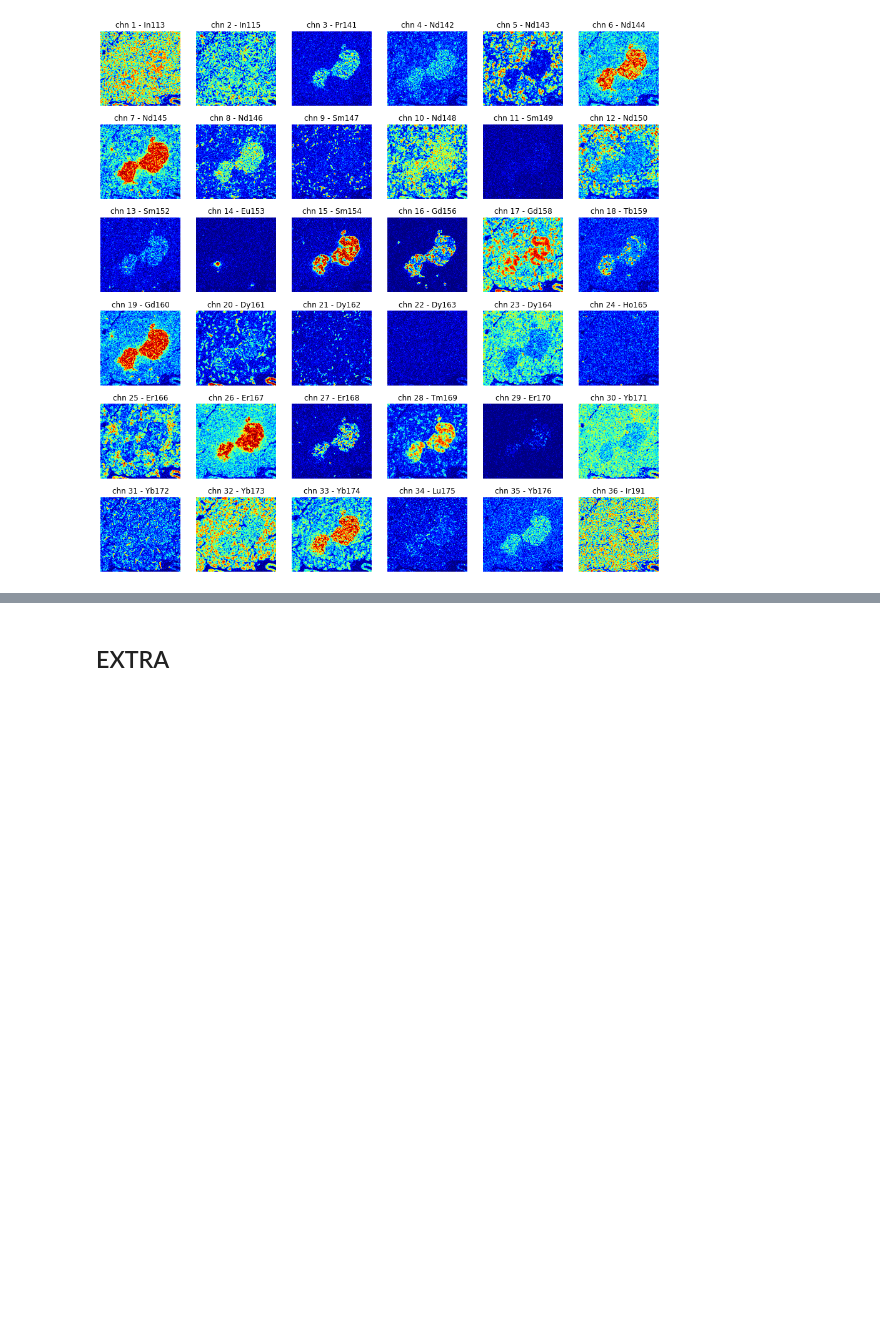
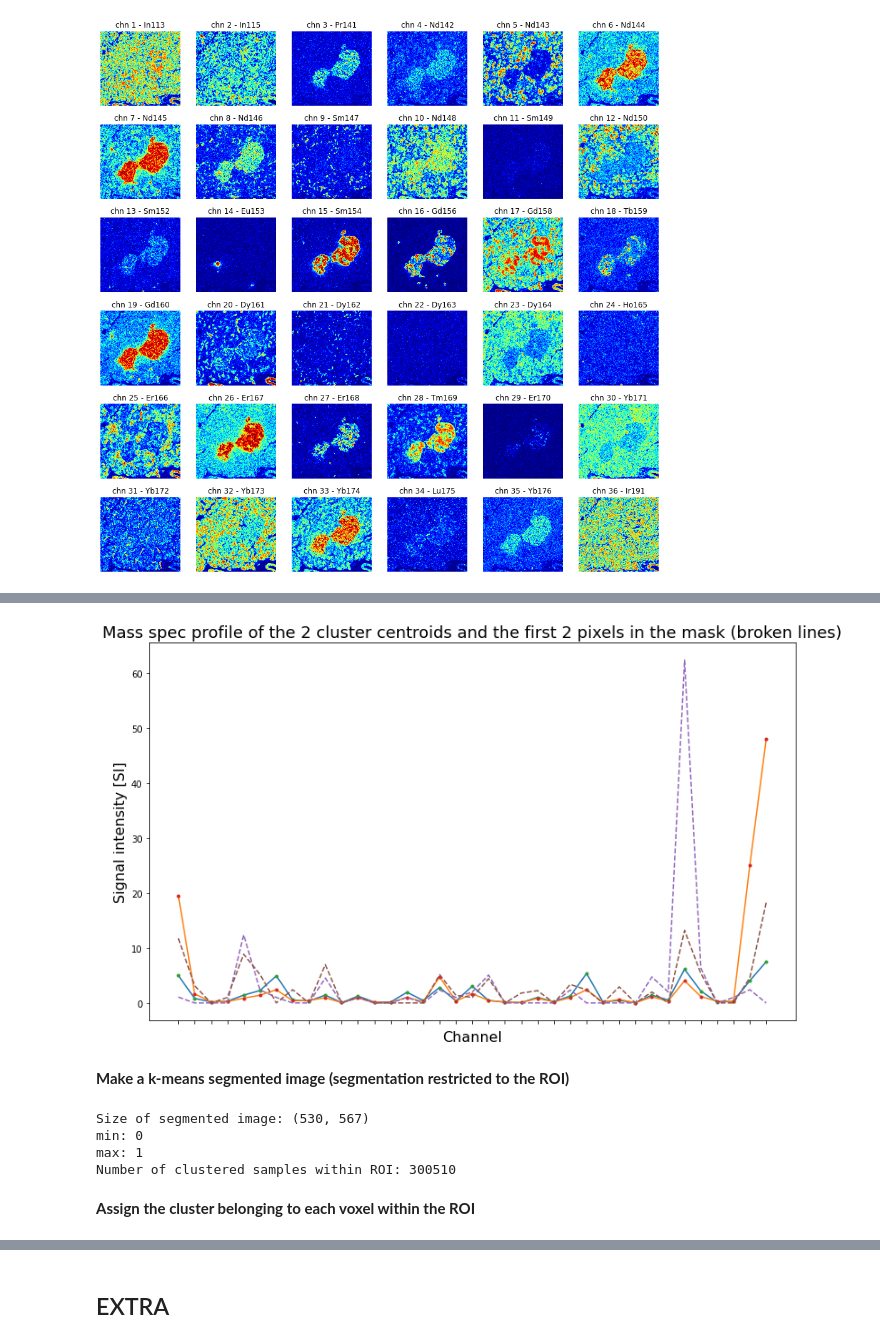
Before and after one commit to arvidl/BMED320-imaging-mass-cytometry-ml, a Jupyter notebook: notebooks/imc-case-damond-2019/read-analyze-case-6126-E08.ipynb, the cells around one changed output, grey strips where cells are left out. Cells and saved outputs as stored; diff of their text form; code cells hidden in the pictures; blank space fills up the shorter version.

Commit message:
started on K-means clustering of IMC image

```diff
--- a/notebooks/imc-case-damond-2019/read-analyze-case-6126-E08.ipynb
+++ b/notebooks/imc-case-damond-2019/read-analyze-case-6126-E08.ipynb
@@ -95,0 +108,7 @@ plt.show()
+# %%
+# Generally, we could use a tissue ROI mask for the slide.
+# We let this ROI be the whole first channel in the slide stack + 1, i.e.
+im_msk = im[0,:,:]+1
+print(im_msk.flatten().min())
+print(im_msk.flatten().max())
+im_msk.shape
@@ -95,0 +121,5 @@ plt.show()
+# %%
+# Find voxel locations (ind_roi) corresponding to tissue ROI (value >=1 inside ROI, 0 else)
+ind_roi = np.where(im_msk > 0)
+X = np.transpose(np.asarray(im[:,ind_roi[0],ind_roi[1]])) # The pixel channel signatures within the ROI
+print(X.shape)
@@ -95,0 +183,4 @@ plt.show()
+# %%
+K = 2  # Number of clusters
+kmeans_model = KMeans(n_clusters=K, random_state=42)
+kmeans_model
@@ -95,0 +191,3 @@ plt.show()
+# %%
+%%time
+kmeans_fit = kmeans_model.fit(X)
@@ -95,0 +210,39 @@ plt.show()
+# %%
+# Plot the cluster centroids as line plots
+
+nv = 2
+
+fig, ax = plt.subplots(1,1)
+
+fig.set_size_inches(12, 7)
+
+plt.plot(kmeans_fit.cluster_centers_.T)
+plt.plot(kmeans_fit.cluster_centers_.T, '.')
+plt.plot(X[:nv, :].T, '--')
+plt.xlabel('Channel', fontsize=16)
+ax.set_xticks([x for x in range(X.shape[1])])
+ax.set_xticklabels([], rotation='vertical', fontsize=18)
+plt.ylabel('Signal intensity [SI]', fontsize=16)
+#plt.xlim(0, 3)
+plt.title('Mass spec profile of the %d cluster centroids and the first %d pixels in the mask (broken lines)' % (K, nv), fontsize=18)
+
+plt.subplots_adjust(bottom=.12, top=.95, right=.95, left=.12)
+
+plt.show()
+# %% [output]
+[figure, added]
+# %% [markdown]
+**Make a k-means segmented image (segmentation restricted to the ROI)**
+# %%
+kmeans_segm2 = 0 * im_msk.copy()
+print('Size of segmented image:', kmeans_segm2.shape)
+print('min:', kmeans_fit.labels_.min())
+print('max:', kmeans_fit.labels_.max())
+print('Number of clustered samples within ROI:', len(ind_roi[0]))
+# %% [output]
+Size of segmented image: (530, 567)
+min: 0
+max: 1
+Number of clustered samples within ROI: 300510
+# %% [markdown]
+**Assign the cluster belonging to each voxel within the ROI**
```
Also changed, not shown: parts of 26 cells of this notebook.
